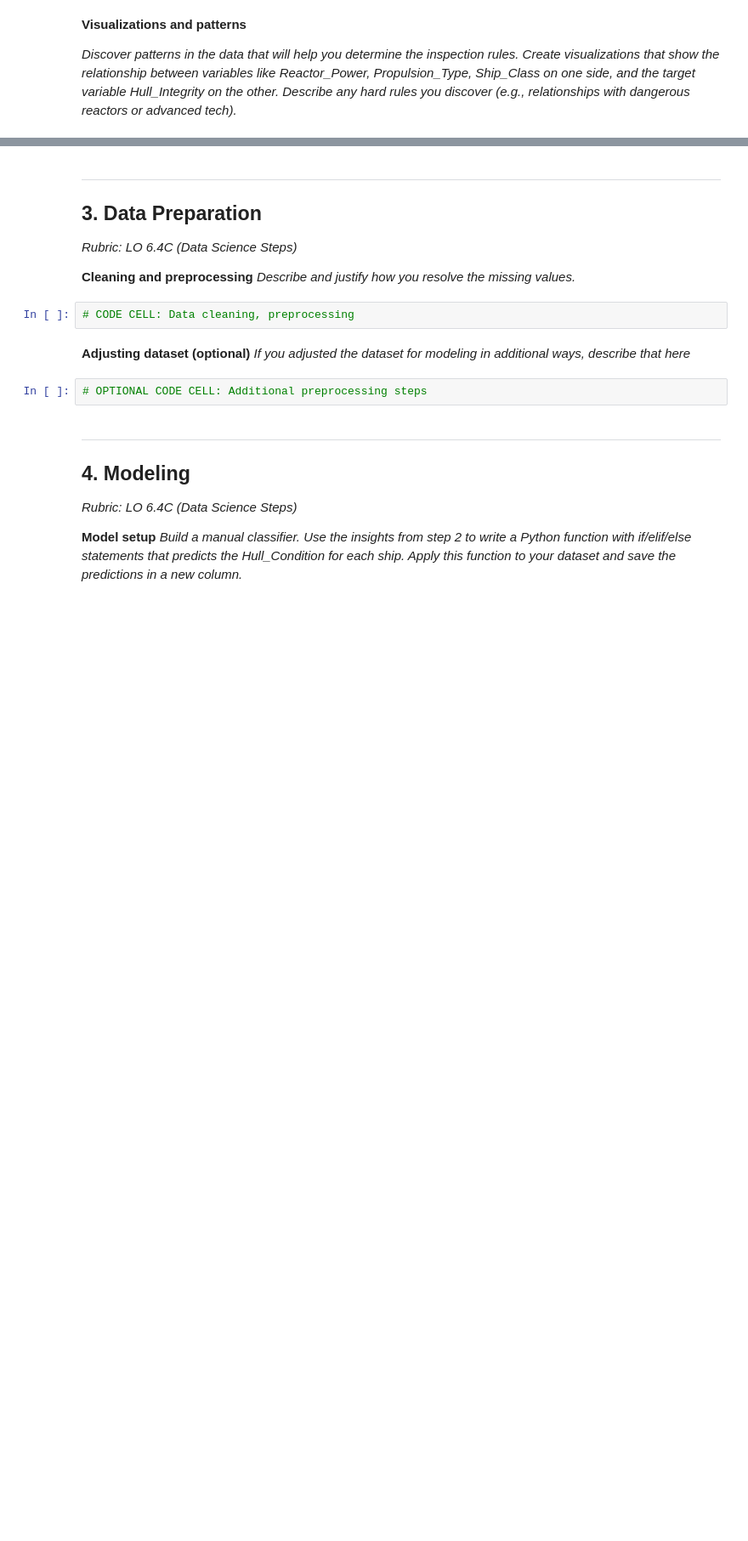
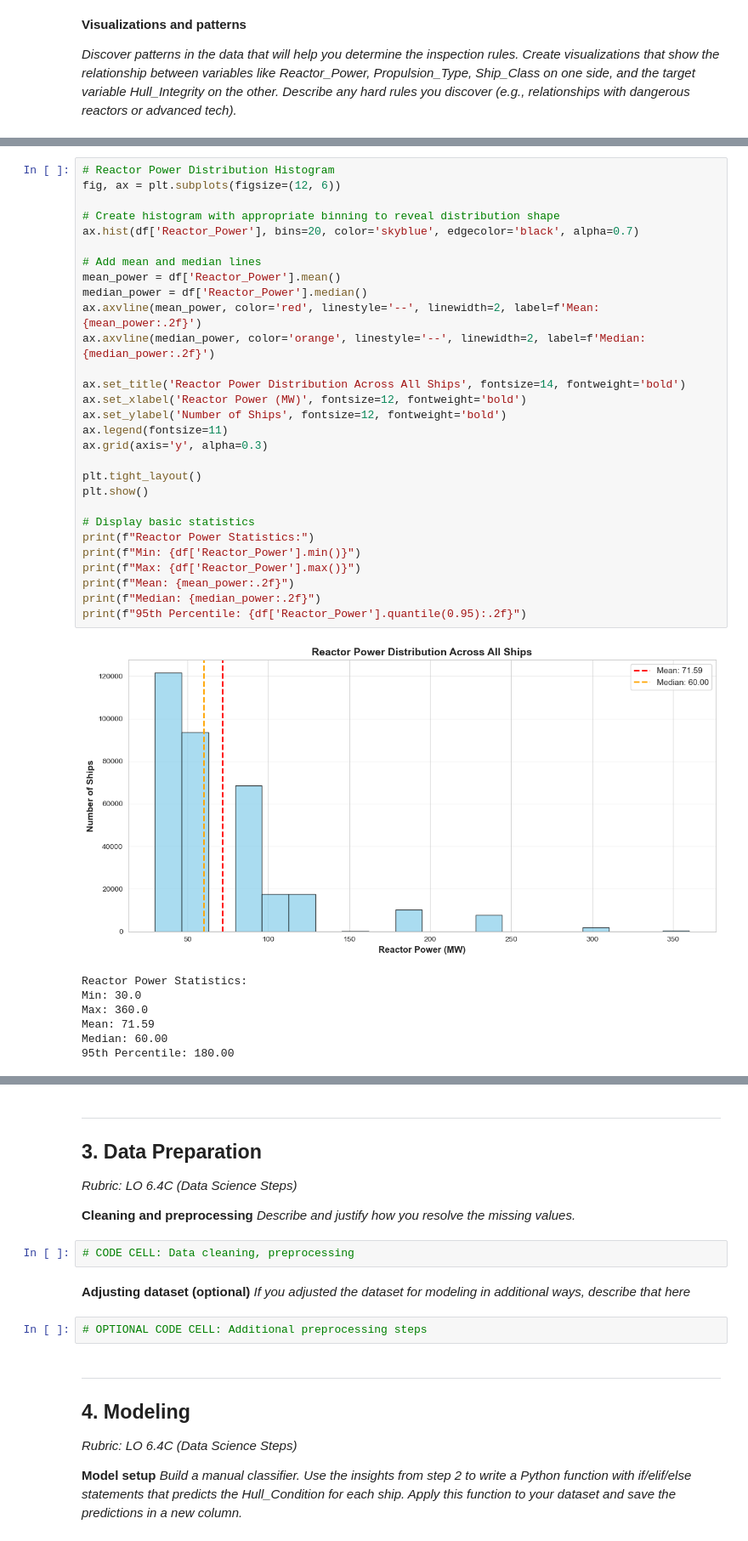
Before and after one commit to SidneyFel/The-Secret-Weapons, a Jupyter notebook: assignment_template_it2.ipynb, the cells around one changed output, grey strips where cells are left out. Shown at 85% size. Drawn from its saved outputs; the diff is of its cells as text; blank space fills up the shorter version.

```diff
--- a/assignment_template_it2.ipynb
+++ b/assignment_template_it2.ipynb
@@ -105,0 +181,37 @@ df_inspections.head(5)
+# %%
+# Reactor Power Distribution Histogram
+fig, ax = plt.subplots(figsize=(12, 6))
+
+# Create histogram with appropriate binning to reveal distribution shape
+ax.hist(df['Reactor_Power'], bins=20, color='skyblue', edgecolor='black', alpha=0.7)
+
+# Add mean and median lines
+mean_power = df['Reactor_Power'].mean()
+median_power = df['Reactor_Power'].median()
+ax.axvline(mean_power, color='red', linestyle='--', linewidth=2, label=f'Mean: {mean_power:.2f}')
+ax.axvline(median_power, color='orange', linestyle='--', linewidth=2, label=f'Median: {median_power:.2f}')
+
+ax.set_title('Reactor Power Distribution Across All Ships', fontsize=14, fontweight='bold')
+ax.set_xlabel('Reactor Power (MW)', fontsize=12, fontweight='bold')
+ax.set_ylabel('Number of Ships', fontsize=12, fontweight='bold')
+ax.legend(fontsize=11)
+ax.grid(axis='y', alpha=0.3)
+
+plt.tight_layout()
+plt.show()
+
+# Display basic statistics
+print(f"Reactor Power Statistics:")
+print(f"Min: {df['Reactor_Power'].min()}")
+print(f"Max: {df['Reactor_Power'].max()}")
+print(f"Mean: {mean_power:.2f}")
+print(f"Median: {median_power:.2f}")
+print(f"95th Percentile: {df['Reactor_Power'].quantile(0.95):.2f}")
+# %% [output]
+[figure, added]
+Reactor Power Statistics:
+Min: 30.0
+Max: 360.0
+Mean: 71.59
+Median: 60.00
+95th Percentile: 180.00
```
Also changed, not shown: parts of 13 cells of this notebook.
